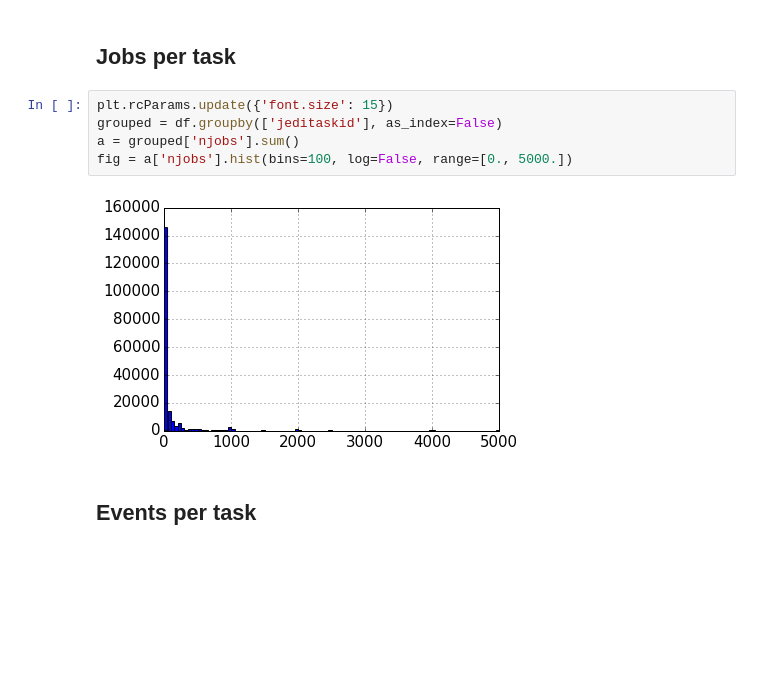
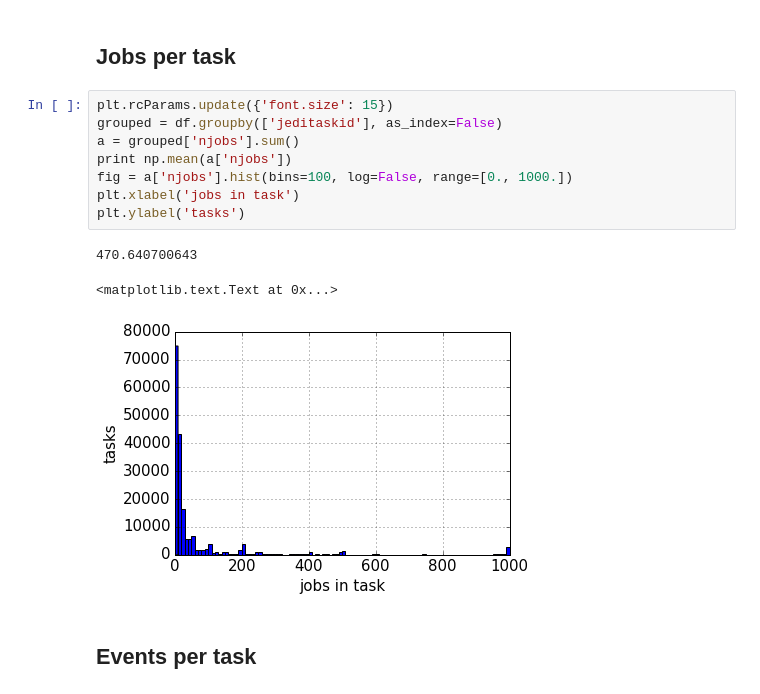
Before and after one commit to sciaba/ATLAS-CPU-time-analysis, a Jupyter notebook: Notebooks/Job_CPUtime_analysis.ipynb, the cells around one changed output. Saved outputs shown, nothing was run; the diff lists cells and outputs as text; blank space fills up the shorter version.

```diff
--- a/Notebooks/Job_CPUtime_analysis.ipynb
+++ b/Notebooks/Job_CPUtime_analysis.ipynb
@@ -370,10 +382,15 @@ a.sort_values('wc', ascending=False)
 # %%
 plt.rcParams.update({'font.size': 15})
 grouped = df.groupby(['jeditaskid'], as_index=False)
 a = grouped['njobs'].sum()
-fig = a['njobs'].hist(bins=100, log=False, range=[0., 5000.])
+print np.mean(a['njobs'])
+fig = a['njobs'].hist(bins=100, log=False, range=[0., 1000.])
+plt.xlabel('jobs in task')
+plt.ylabel('tasks')
 # %% [output]
+470.640700643
+<matplotlib.text.Text at 0x...>
-[figure, old version]
+[figure, new version]
 # %% [markdown]
 ## Events per task
 # %%
```
Also changed, not shown: parts of 19 cells of this notebook.
